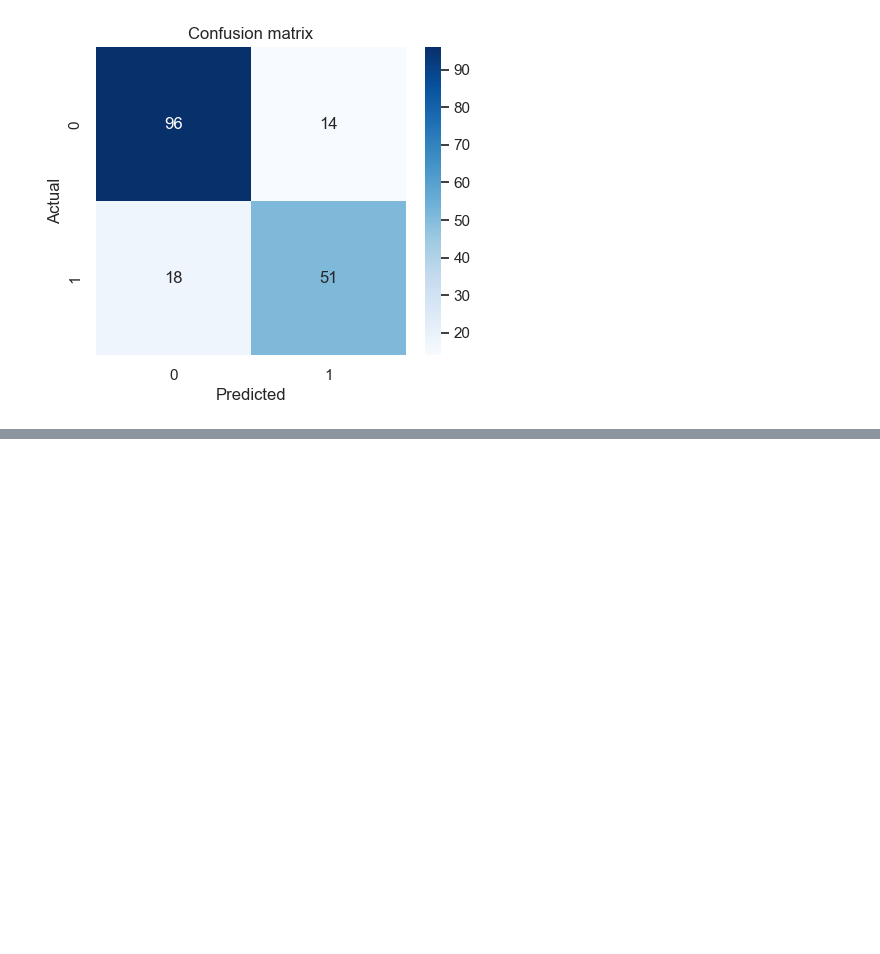
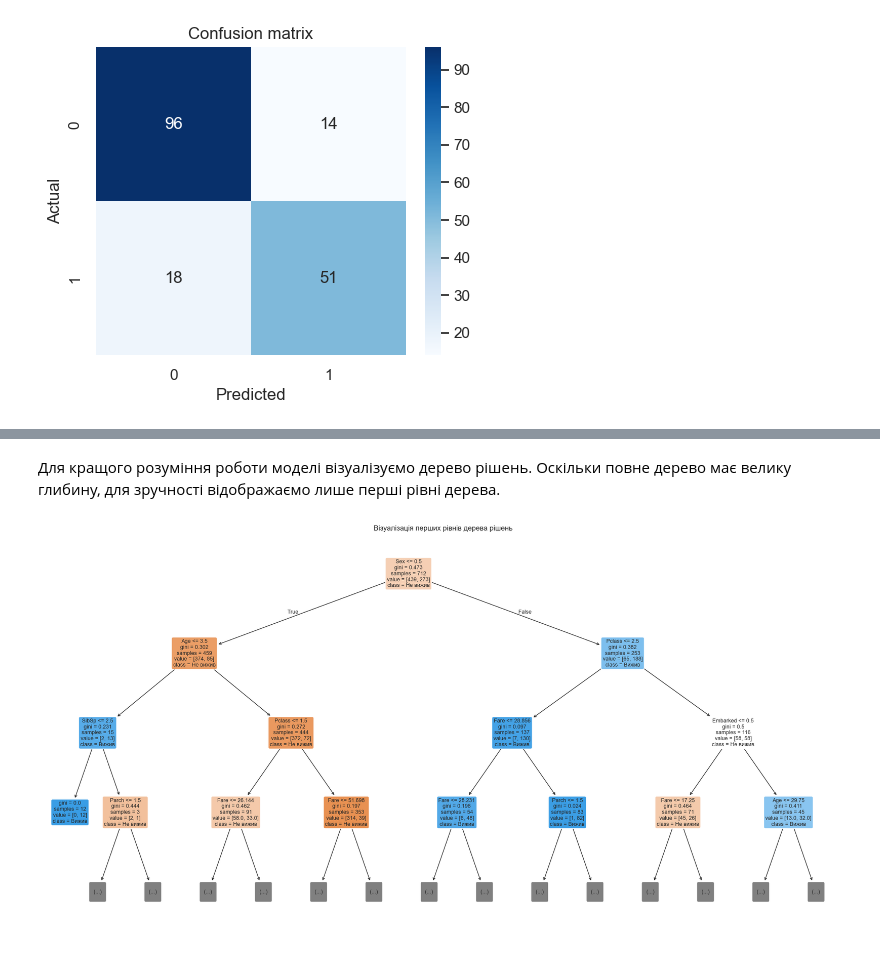
Before and after one commit to tiroeson4/lab4DM, a Jupyter notebook: lab4DM.ipynb, the cells around one changed output, grey strips where cells are left out. Drawn from its saved outputs; the diff is of its cells as text; code cells hidden in the pictures; blank space fills up the shorter version.

```diff
--- a/lab4DM.ipynb
+++ b/lab4DM.ipynb
@@ -195,0 +243,21 @@ weighted avg     0.8199    0.8212    0.8202       179
+# %% [markdown]
+Для кращого розуміння роботи моделі візуалізуємо дерево рішень. Оскільки повне дерево має велику глибину, для зручності відображаємо лише перші рівні дерева.
+# %%
+from sklearn.tree import plot_tree
+
+plt.figure(figsize=(24, 12))
+
+plot_tree(
+    clf,
+    feature_names=X_train.columns,
+    class_names=['Не вижив', 'Вижив'],
+    filled=True,
+    rounded=True,
+    fontsize=9,
+    max_depth=3
+)
+
+plt.title('Візуалізація перших рівнів дерева рішень')
+plt.show()
+# %% [output]
+[figure, added]
```
Also changed, not shown: parts of 6 cells of this notebook.
